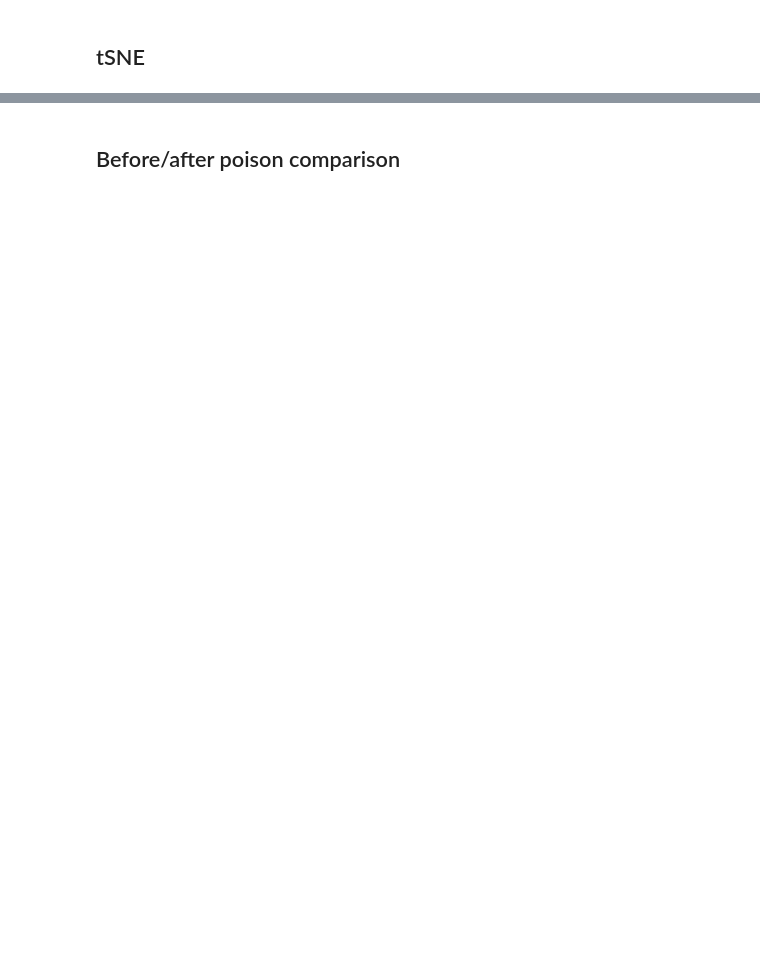
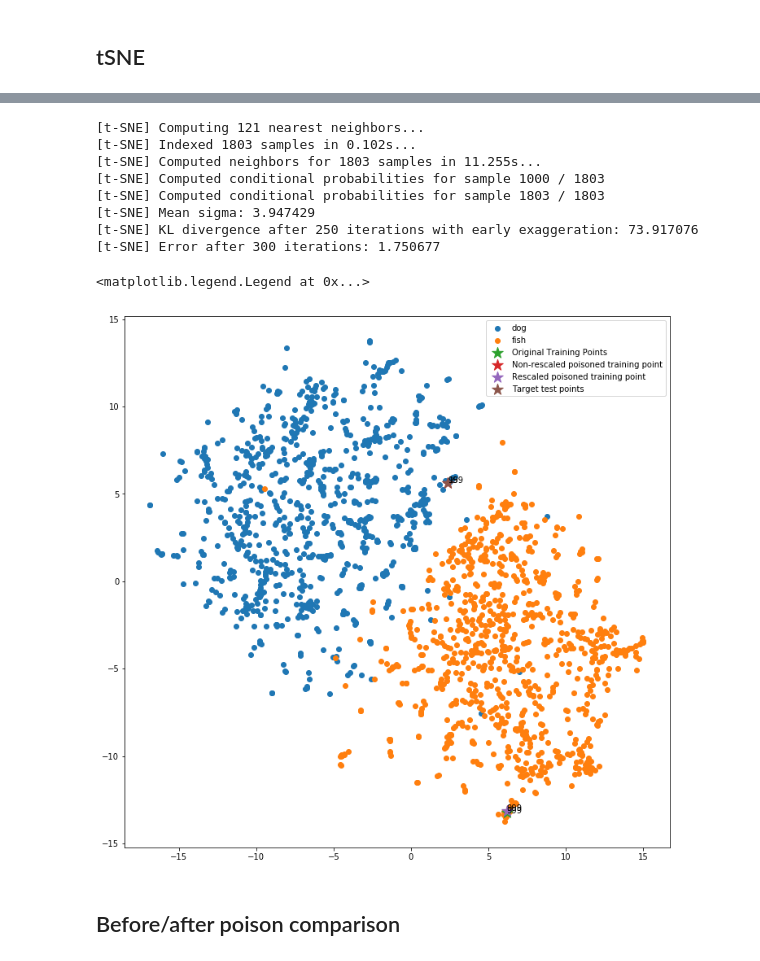
Before and after one commit to EyalSel/influence-release, a Jupyter notebook: scripts/Analysis.ipynb, the cells around one changed output, grey strips where cells are left out. Saved outputs shown, nothing was run; the diff lists cells and outputs as text; code cells hidden in the pictures; blank space fills up the shorter version.

```diff
--- a/scripts/Analysis.ipynb
+++ b/scripts/Analysis.ipynb
@@ -136,2 +161,52 @@ plt.legend()
+# %%
+# Calculate tSNE
+from sklearn.manifold import TSNE
+tsne = TSNE(n_components=2, verbose=1, perplexity=40, n_iter=300, random_state=69)
+tsne_results = tsne.fit_transform(all_inceptions)
+
+plt.figure(figsize=(12,12))
+# plot entire training dataset
+for class_label in range(num_classes):
+    class_mask = data_sets.train.labels == class_label
+    plt.scatter(tsne_results.T[0][:num_training_points][class_mask],
+                tsne_results.T[1][:num_training_points][class_mask],
+                label=training_dataset_classes[class_label])
+
+# plot training points before poison
+plt.scatter(tsne_results.T[0][poisoned_training_points_indices],
+            tsne_results.T[1][poisoned_training_points_indices],
+            label="Original Training Points", marker='*', s=200)
+for index, coordinate in zip(poisoned_training_points_indices, tsne_results[poisoned_training_points_indices]):
+    plt.annotate(s=str(index), xy = coordinate)
+# plot training points after poison no clipping
+plt.scatter(tsne_results.T[0][num_training_points:num_training_points+num_poisoned_training_points],
+            tsne_results.T[1][num_training_points:num_training_points+num_poisoned_training_points],
+            label="Non-rescaled poisoned training point", marker='*', s=200)
+for index, coordinate in zip(poisoned_training_points_indices, tsne_results[num_training_points:num_training_points+num_poisoned_training_points]):
+    plt.annotate(s=str(index), xy = coordinate)
+# plot training points after poison with clipping (if applicable)
+if method == "FC":
+    plt.scatter(tsne_results.T[0][-num_target_test_points-num_poisoned_training_points:-num_target_test_points],
+                tsne_results.T[1][-num_target_test_points-num_poisoned_training_points:-num_target_test_points],
+                label="Rescaled poisoned training point", marker='*', s=200)
+    for index, coordinate in zip(poisoned_training_points_indices, tsne_results[-num_target_test_points-num_poisoned_training_points:-num_target_test_points]):
+        plt.annotate(s=str(index), xy = coordinate)
+# plot target test points
+plt.scatter( tsne_results.T[0][-num_target_test_points:], tsne_results.T[1][-num_target_test_points:], label="Target test points", marker='*', s=200)
+for index, coordinate in zip(target_test_points_indices, tsne_results[-num_target_test_points:]):
+    plt.annotate(s=str(index), xy = coordinate)
+
+plt.legend()
+# %% [output]
+[t-SNE] Computing 121 nearest neighbors...
+[t-SNE] Indexed 1803 samples in 0.102s...
+[t-SNE] Computed neighbors for 1803 samples in 11.255s...
+[t-SNE] Computed conditional probabilities for sample 1000 / 1803
+[t-SNE] Computed conditional probabilities for sample 1803 / 1803
+[t-SNE] Mean sigma: 3.947429
+[t-SNE] KL divergence after 250 iterations with early exaggeration: 73.917076
+[t-SNE] Error after 300 iterations: 1.750677
+<matplotlib.legend.Legend at 0x...>
+[figure, added]
 # %% [markdown]
 ## Before/after poison comparison
```
Also changed, not shown: parts of 9 cells of this notebook, 2 other files.
